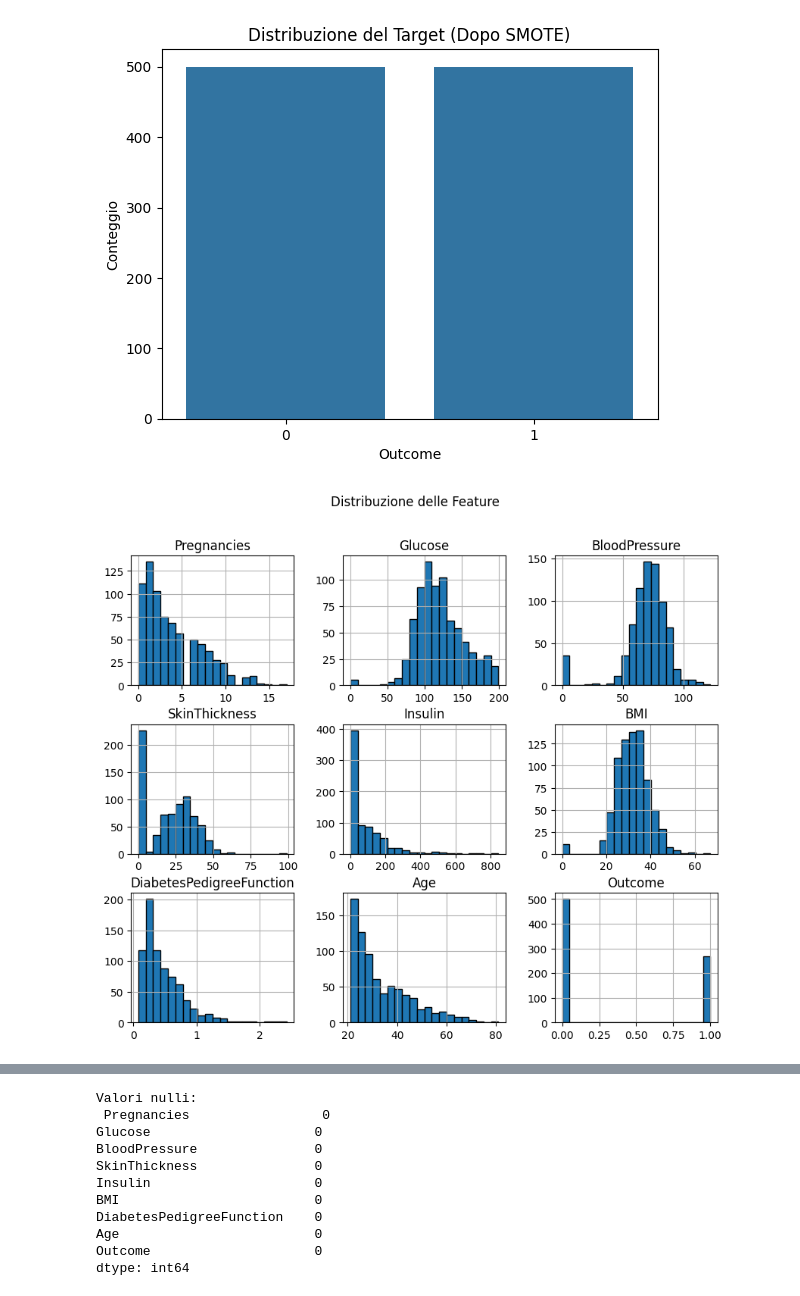
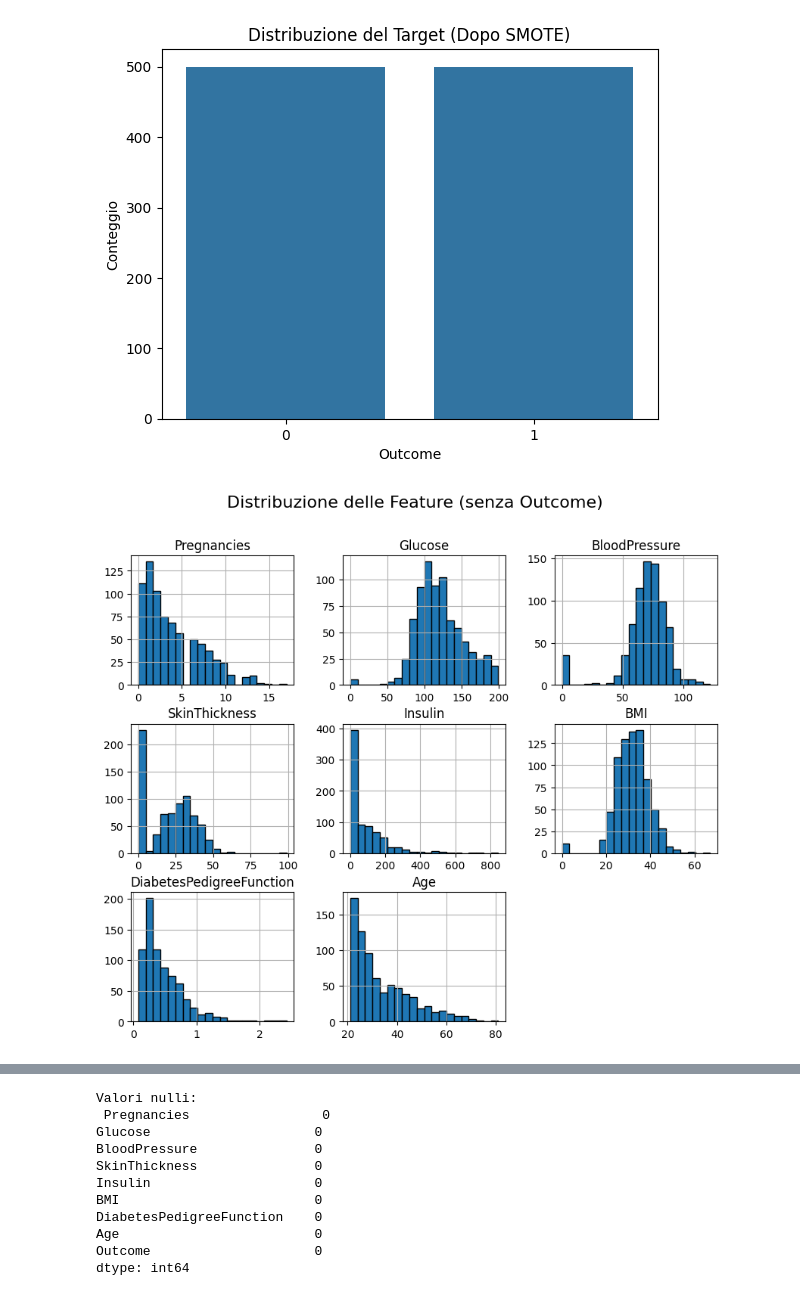
Before and after one commit to oleksandragolub/Progetto-Machine-Learning, a Jupyter notebook: progetto_machine_learning.ipynb, the cells around one changed output, grey strips where cells are left out. Cells and saved outputs as stored; diff of their text form; code cells hidden in the pictures.

Commit message:
aggiunta di commenti e spiegazioni (parte 1)

```diff
--- a/progetto_machine_learning.ipynb
+++ b/progetto_machine_learning.ipynb
@@ -179,0 +284,7 @@ plt.show()
+# %%
+# Gestione valori mancanti: Sostituisco 0 con NaN per le feature critiche
+columns_to_fix = ['Glucose', 'BloodPressure', 'SkinThickness', 'Insulin', 'BMI']
+df[columns_to_fix] = df[columns_to_fix].replace(0, np.nan)
+
+print(" Valori nulli dopo aver sostituito 0 con NaN:**")
+print(df.isnull().sum())
@@ -179,0 +303,7 @@ plt.show()
+# %%
+# Imputazione avanzata dei valori mancanti con IterativeImputer
+imputer = IterativeImputer(max_iter=10, random_state=42)
+df[columns_to_fix] = imputer.fit_transform(df[columns_to_fix])
+
+print("Valori nulli dopo IterativeImputer:**")
+print(df.isnull().sum())
@@ -179,0 +322,8 @@ plt.show()
+# %%
+# Feature Engineering: Aggiunta di nuove colonne
+df['BMI_Age'] = df['BMI'] * df['Age']
+df['Glucose_BMI'] = df['Glucose'] * df['BMI']
+df['Glucose_Age'] = df['Glucose'] / (df['Age'] + 1)  # Evita divisioni per zero
+
+print("Nuove Feature Aggiunte:**")
+print(df.head())
@@ -228,11 +466,11 @@ plt.show()
 [figure]
 # %%
 # Statistical summary
-df.hist(figsize=(10, 8), bins=20, edgecolor='black')
-plt.suptitle('Distribuzione delle Feature')
+df.drop(columns=["Outcome"]).hist(figsize=(10, 8), bins=20, edgecolor='black')
+plt.suptitle('Distribuzione delle Feature (senza Outcome)', fontsize=16)
 plt.show()
 # %% [output]
-[figure, old version]
+[figure, new version]
 # %%
 plt.figure(figsize=(12, 8))
 for i, col in enumerate(X_resampled.columns):
```
Also changed, not shown: parts of 49 cells of this notebook.
